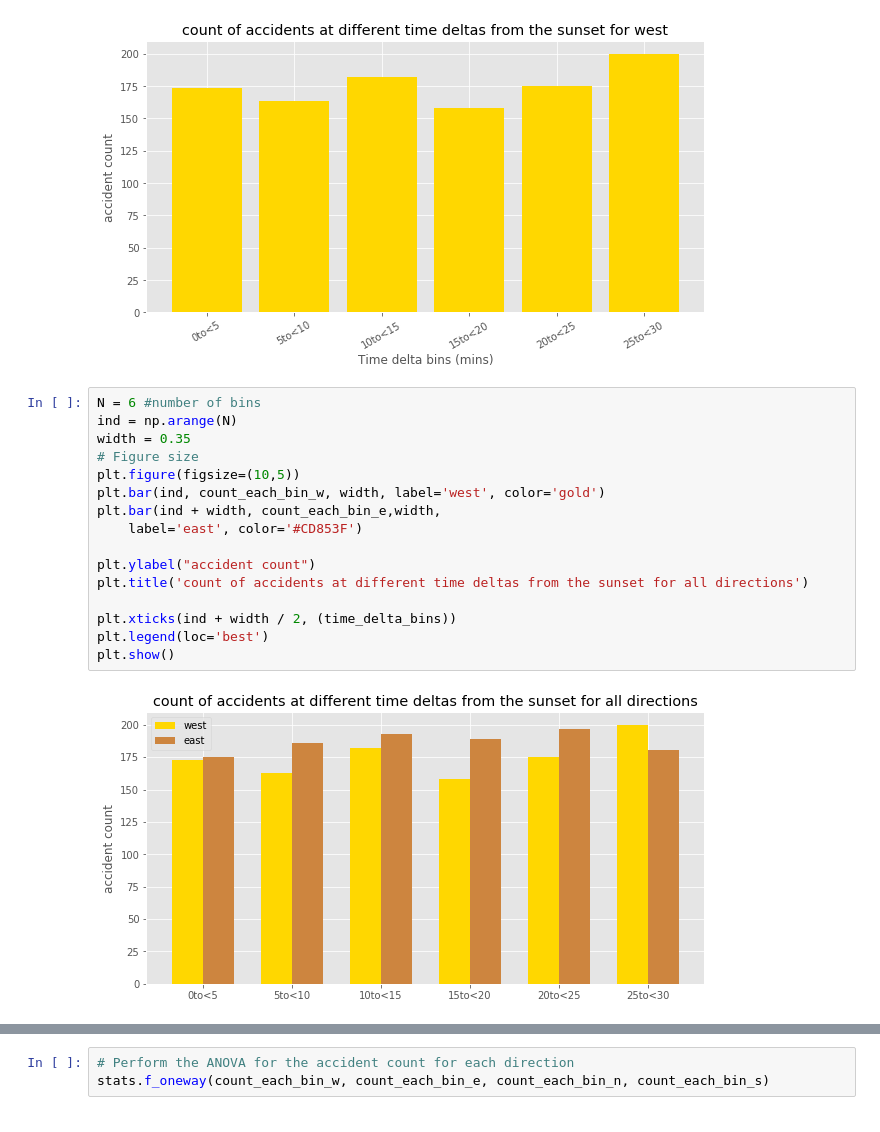
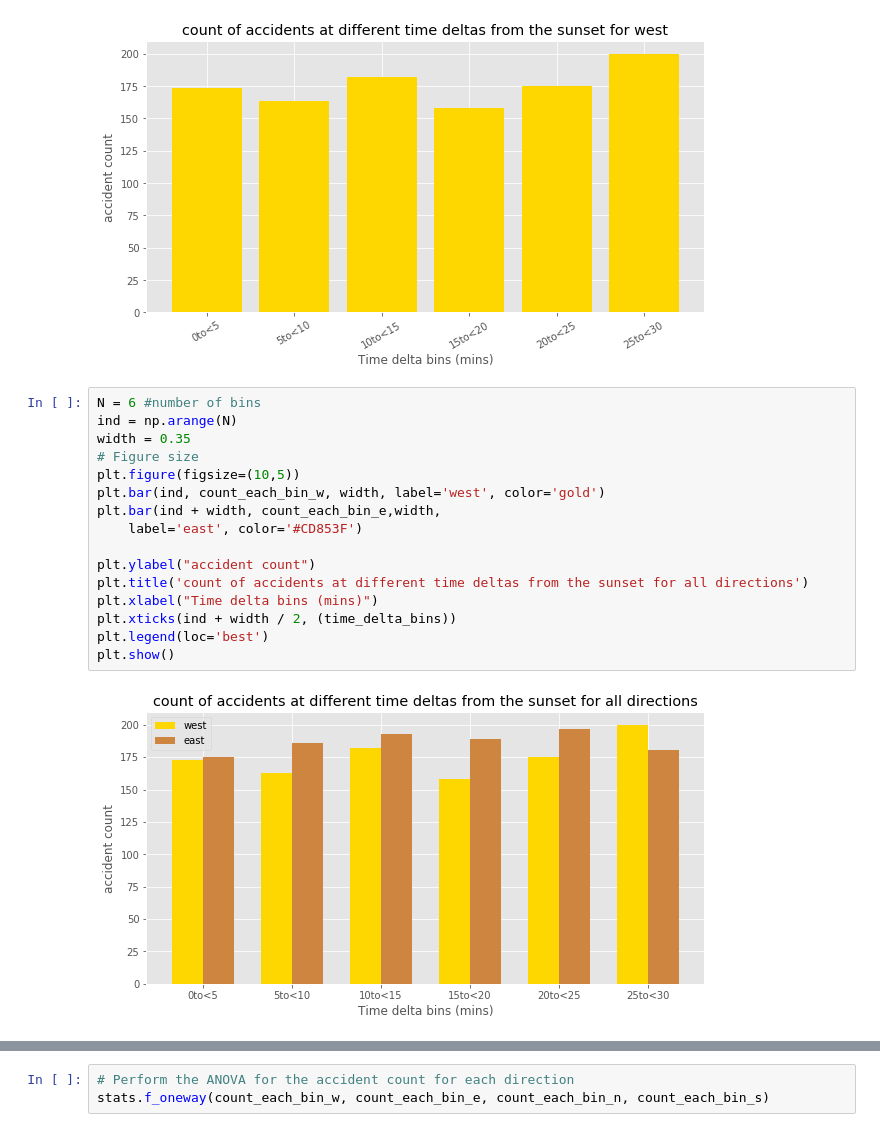
Before and after one commit to arundhatic/Project_1_sunsets, a Jupyter notebook: Arun/SunsetGlare_Analysis/Sunset_all_directions.ipynb, the cells around one changed output, grey strips where cells are left out. Saved outputs shown, nothing was run; the diff lists cells and outputs as text.

Commit message:
plot label

```diff
--- a/Arun/SunsetGlare_Analysis/Sunset_all_directions.ipynb
+++ b/Arun/SunsetGlare_Analysis/Sunset_all_directions.ipynb
@@ -481,21 +481,21 @@ plot_bar(time_delta_bins, count_each_bin_w, 'gold', direction)
 # %%
 N = 6 #number of bins
 ind = np.arange(N)
 width = 0.35
 # Figure size
 plt.figure(figsize=(10,5))
 plt.bar(ind, count_each_bin_w, width, label='west', color='gold')
 plt.bar(ind + width, count_each_bin_e,width,
     label='east', color='#CD853F')
 
 plt.ylabel("accident count")
 plt.title('count of accidents at different time deltas from the sunset for all directions')
-
+plt.xlabel("Time delta bins (mins)")
 plt.xticks(ind + width / 2, (time_delta_bins))
 plt.legend(loc='best')
 plt.show()
 # %% [output]
-[figure, old version]
+[figure, new version]
 # %%
 N = 6 #number of bins
 ind = np.arange(N)
```
Also changed, not shown: parts of 2 cells of this notebook.
